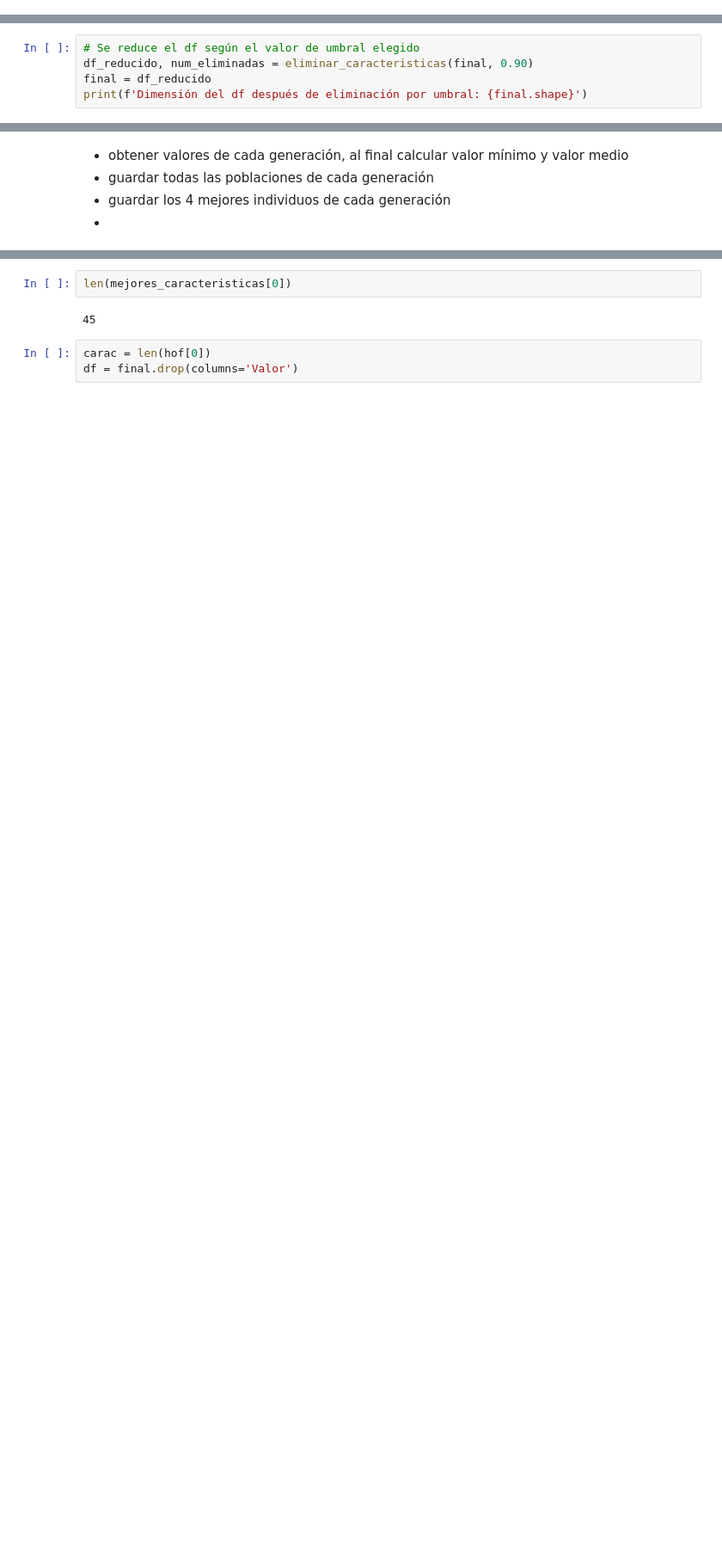
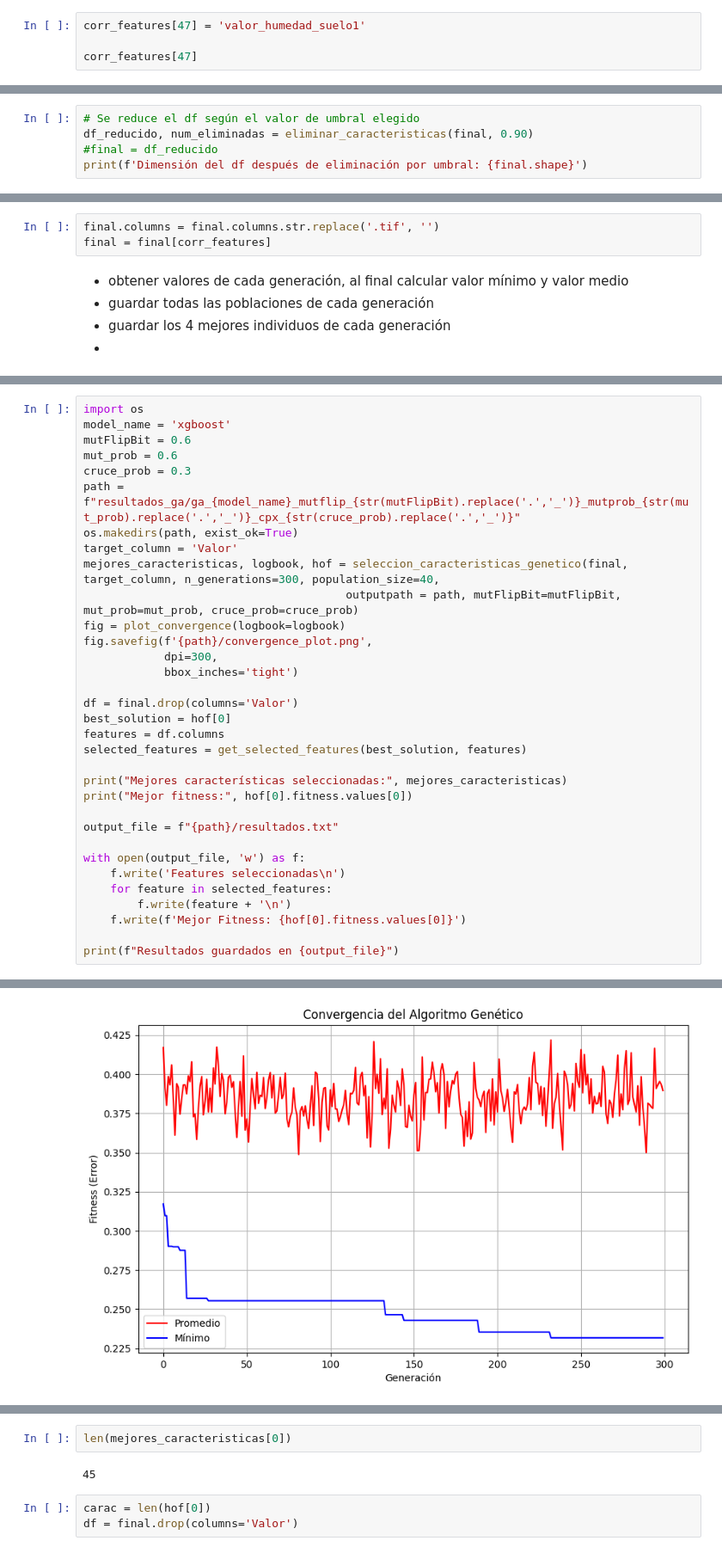
Before and after one commit to ManuelLabbe/modelo_susceptibilidad_remociones_en_masa_sur_de_Chile, a Jupyter notebook: feature_selection.ipynb, the cells around one changed output, grey strips where cells are left out. Shown at 86% size. Cells and saved outputs as stored; diff of their text form; blank space fills up the shorter version.

```diff
--- a/feature_selection.ipynb
+++ b/feature_selection.ipynb
@@ -23,0 +53,4 @@ final
+# %%
+corr_features[47] = 'valor_humedad_suelo1'
+
+corr_features[47]
@@ -41,6 +76,6 @@ print(resultados)
 # %%
 # Se reduce el df según el valor de umbral elegido
 df_reducido, num_eliminadas = eliminar_caracteristicas(final, 0.90)
-final = df_reducido
+#final = df_reducido
 print(f'Dimensión del df después de eliminación por umbral: {final.shape}')
 # %% [output]
@@ -68,3 +83,6 @@ Index(['PIRange_Bulkd.0-5cm.tif', 'PIRange_Bulkd.100-200cm.tif',
+# %%
+final.columns = final.columns.str.replace('.tif', '')
+final = final[corr_features]
 # %% [markdown]
 - obtener valores de cada generación, al final calcular valor mínimo y valor medio
 - guardar todas las poblaciones de cada generación
@@ -99,0 +91,34 @@ Mejor fitness: 0.19904761904761908
+# %%
+import os
+model_name = 'xgboost'
+mutFlipBit = 0.6
+mut_prob = 0.6
+cruce_prob = 0.3
+path = f"resultados_ga/ga_{model_name}_mutflip_{str(mutFlipBit).replace('.','_')}_mutprob_{str(mut_prob).replace('.','_')}_cpx_{str(cruce_prob).replace('.','_')}"
+os.makedirs(path, exist_ok=True)
+target_column = 'Valor'
+mejores_caracteristicas, logbook, hof = seleccion_caracteristicas_genetico(final, target_column, n_generations=300, population_size=40,
+                                       outputpath = path, mutFlipBit=mutFlipBit, mut_prob=mut_prob, cruce_prob=cruce_prob)
+fig = plot_convergence(logbook=logbook)
+fig.savefig(f'{path}/convergence_plot.png',
+            dpi=300,
+            bbox_inches='tight')
+
+df = final.drop(columns='Valor')
+best_solution = hof[0]
+features = df.columns
+selected_features = get_selected_features(best_solution, features)
+
+print("Mejores características seleccionadas:", mejores_caracteristicas)
+print("Mejor fitness:", hof[0].fitness.values[0])
+
+output_file = f"{path}/resultados.txt"
+
+with open(output_file, 'w') as f:
+    f.write('Features seleccionadas\n')
+    for feature in selected_features:
+        f.write(feature + '\n')
+    f.write(f'Mejor Fitness: {hof[0].fitness.values[0]}')
+
+print(f"Resultados guardados en {output_file}")
+# %% [output]
@@ -99,0 +142 @@ Mejor fitness: 0.19904761904761908
+[figure, added]
```
Also changed, not shown: parts of 13 cells of this notebook, 32 other files.
